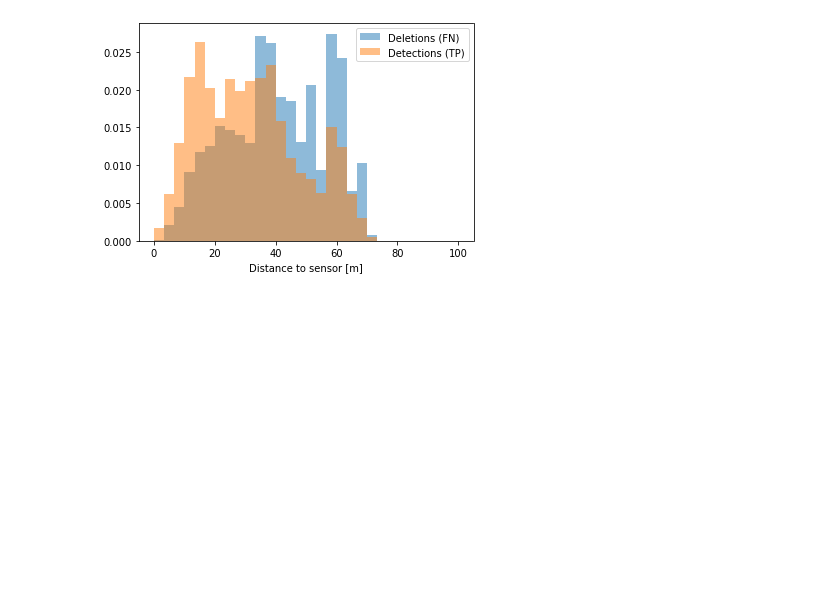
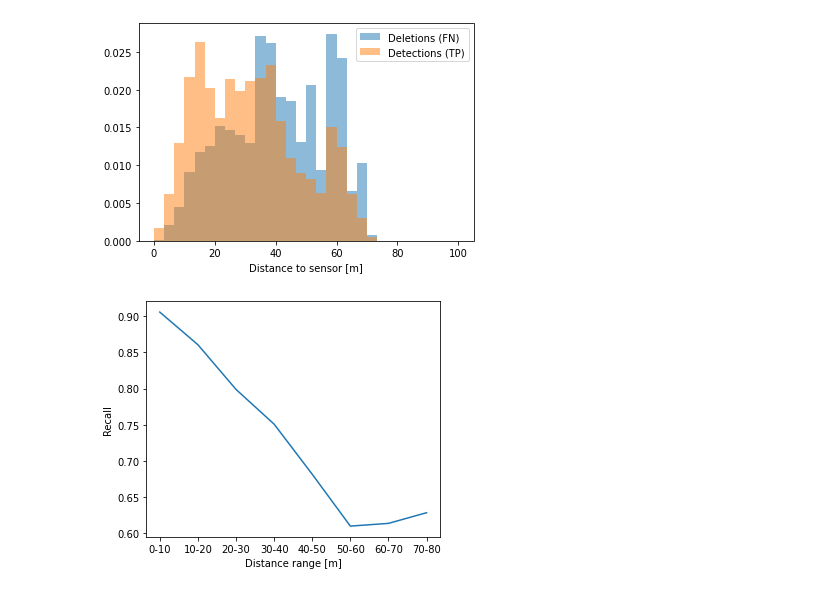
Before and after one commit to FUSA-ROADS/fusa-net-experiments, a Jupyter notebook: notebooks/metrics_distance.ipynb, the cells around one changed output. Saved outputs shown, nothing was run; the diff lists cells and outputs as text; code cells hidden in the pictures; blank space fills up the shorter version.

Commit message:
Add recall as a function of distance

```diff
--- a/notebooks/metrics_distance.ipynb
+++ b/notebooks/metrics_distance.ipynb
@@ -137,3 +139,20 @@ ax.set_xlabel('Distance to sensor [m]')
 # %% [output]
 Text(0.5, 0, 'Distance to sensor [m]')
 [figure]
+# %%
+thresholds = [0, 10, 20, 30, 40, 50, 60, 70, 80]
+recall = []
+for k in range(len(thresholds)-1):
+    dist_mask = (distances[0] > thresholds[k]) & (distances[0] <= thresholds[k+1])
+    FN = sum(deletion_mask[dist_mask])
+    TP = sum(correct_mask[dist_mask])
+    recall.append(TP/(TP+FN))
+
+fig, ax = plt.subplots(figsize=(5,4),facecolor='w', tight_layout=True)
+ax.plot(thresholds[:-1], recall)
+ax.set_ylabel('Recall')
+ax.set_xlabel('Distance range [m]')
+ax.set_xticks(thresholds[:-1])
+ax.set_xticklabels([f"{th1}-{th2}" for th1, th2 in zip(thresholds[:-1], thresholds[1:])]);
+# %% [output]
+[figure, added]
```
Also changed, not shown: parts of 1 cell of this notebook.
